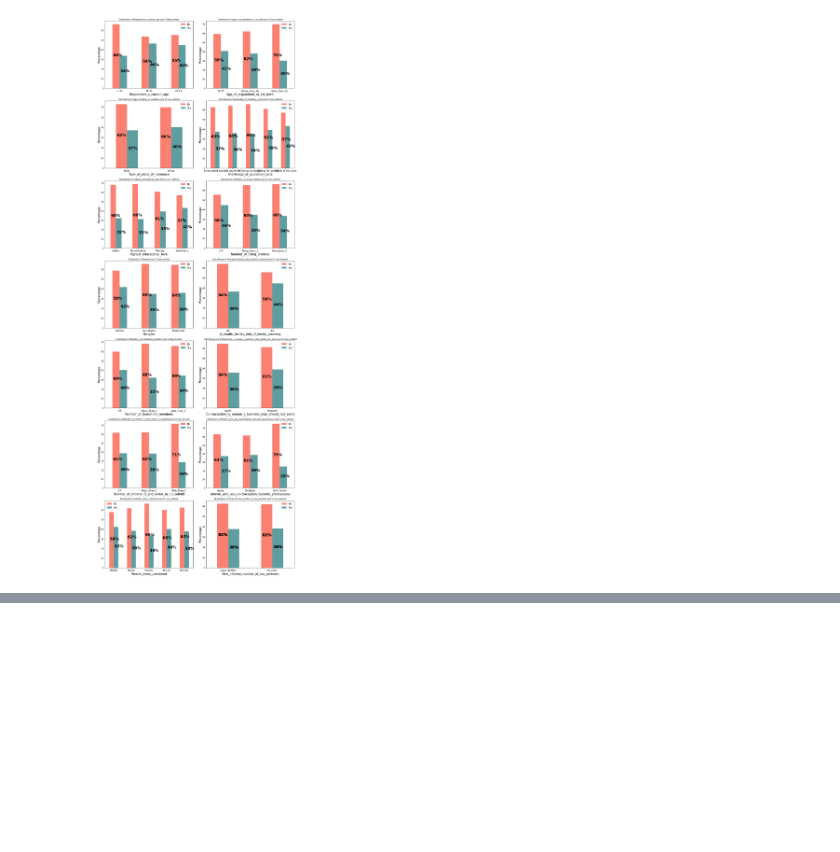
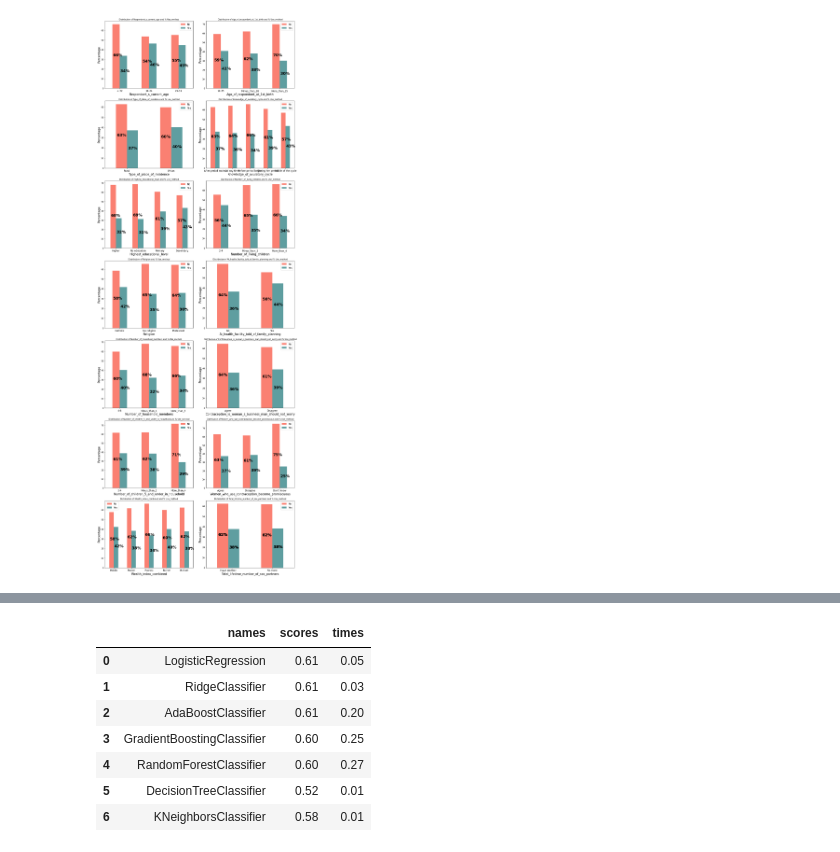
Before and after one commit to MMasson1988/Capstone-s-Project, a Jupyter notebook: Contraception_Project.ipynb, the cells around one changed output, grey strips where cells are left out. Cells and saved outputs as stored; diff of their text form; code cells hidden in the pictures; blank space fills up the shorter version.

```diff
--- a/Contraception_Project.ipynb
+++ b/Contraception_Project.ipynb
@@ -623,0 +788,11 @@ We can reject the Null Hypothesis for Use_method_Yes  0.0
+# %%
+telcom
+# %% [output]
+|  | names | scores | times |
+| 0 | LogisticRegression | 0.61 | 0.05 |
+| 1 | RidgeClassifier | 0.61 | 0.03 |
+| 2 | AdaBoostClassifier | 0.61 | 0.20 |
+| 3 | GradientBoostingClassifier | 0.60 | 0.25 |
+| 4 | RandomForestClassifier | 0.60 | 0.27 |
+| 5 | DecisionTreeClassifier | 0.52 | 0.01 |
+| 6 | KNeighborsClassifier | 0.58 | 0.01 |
```
Also changed, not shown: parts of 20 cells of this notebook.
